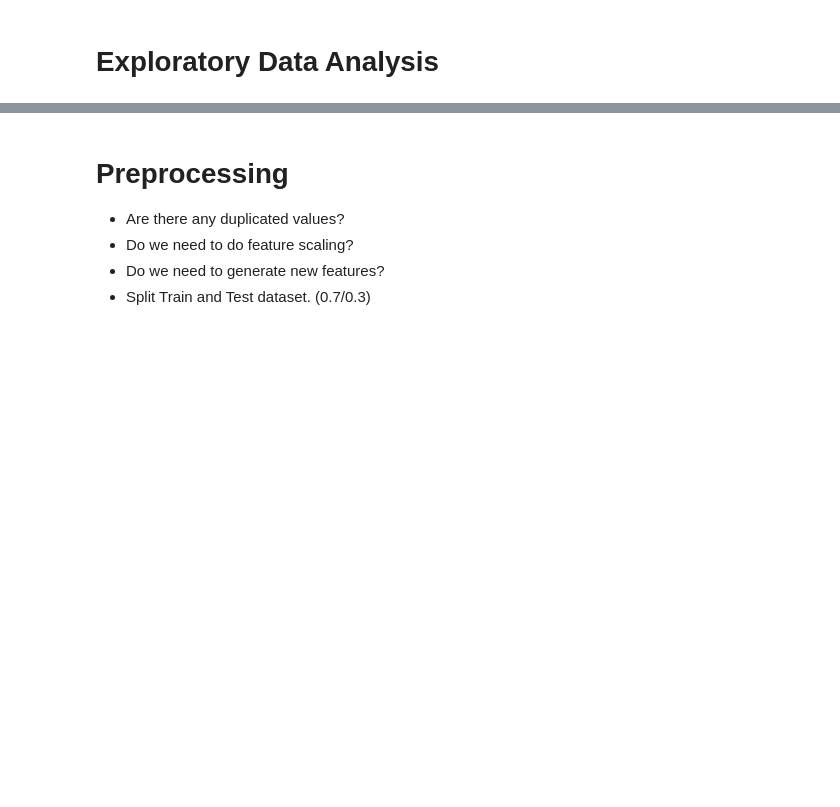
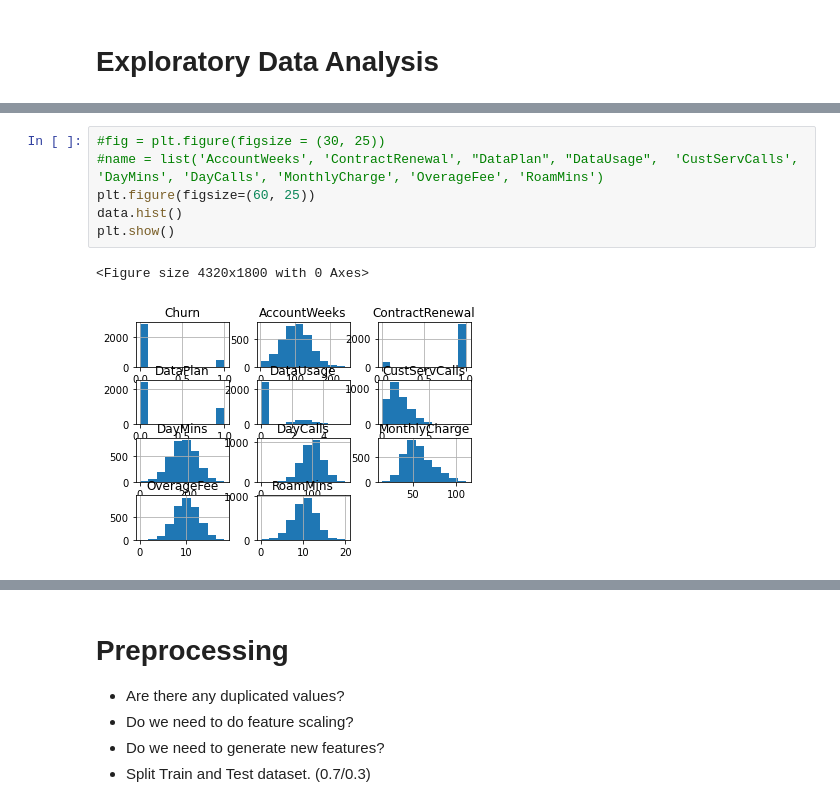
Before and after one commit to KutayAkalin/ML_Course_9-11-20, a Jupyter notebook: Project/09-11-2020 ML Course Nigeria Project 'name'.ipynb, the cells around one changed output, grey strips where cells are left out. Saved outputs shown, nothing was run; the diff lists cells and outputs as text; blank space fills up the shorter version.

```diff
--- a/Project/09-11-2020 ML Course Nigeria Project 'name'.ipynb
+++ b/Project/09-11-2020 ML Course Nigeria Project 'name'.ipynb
@@ -53,0 +130,9 @@ data.head()
+# %%
+#fig = plt.figure(figsize = (30, 25))
+#name = list('AccountWeeks', 'ContractRenewal', "DataPlan", "DataUsage",  'CustServCalls', 'DayMins', 'DayCalls', 'MonthlyCharge', 'OverageFee', 'RoamMins')
+plt.figure(figsize=(60, 25))
+data.hist()
+plt.show()
+# %% [output]
+<Figure size 4320x1800 with 0 Axes>
+[figure, added]
```
Also changed, not shown: parts of 44 cells of this notebook.
